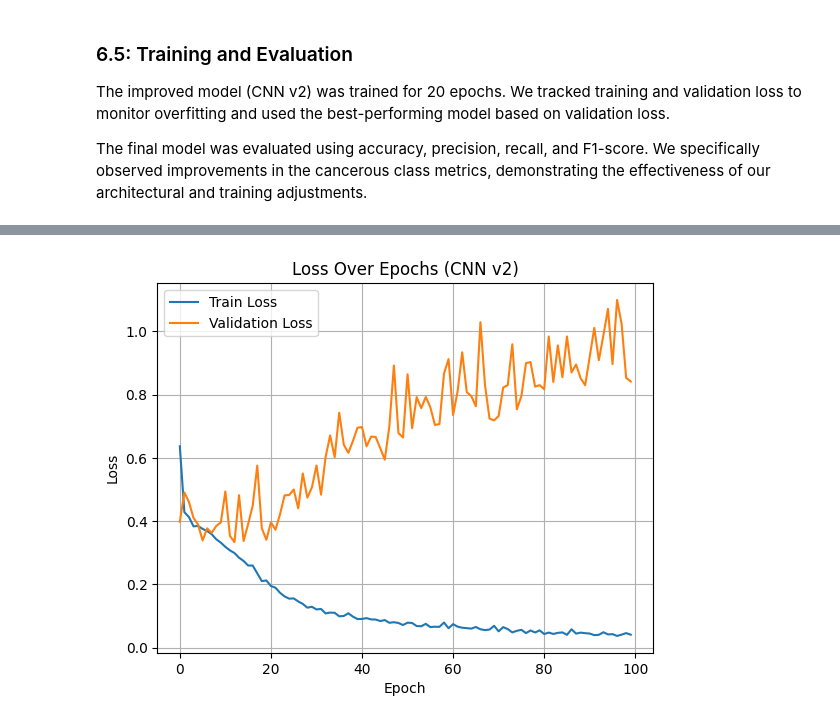
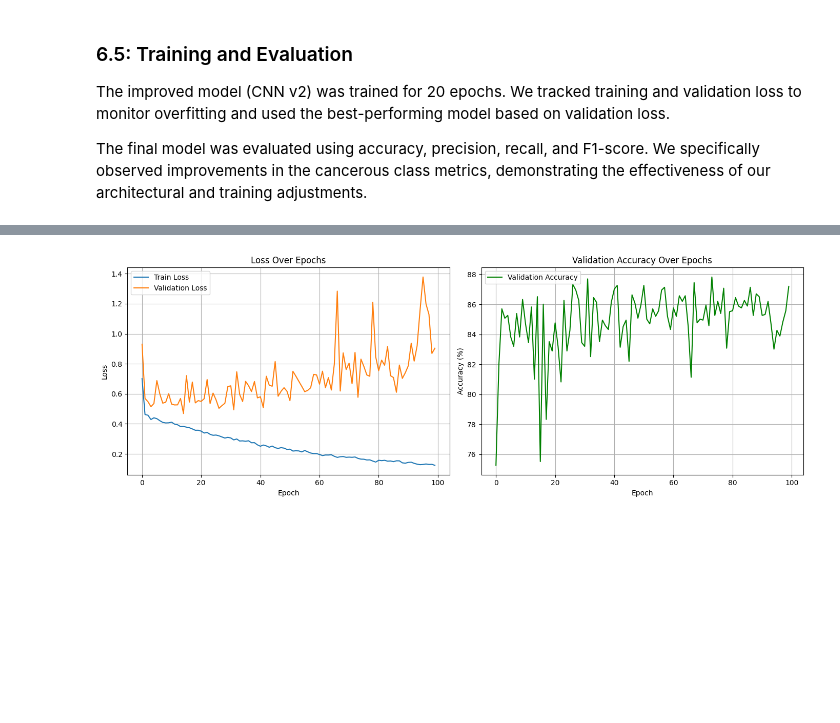
Before and after one commit to VasithaTilakumara/image-classification-cml-g30, a Jupyter notebook: notebooks/binary_classification.ipynb, the cells around one changed output, grey strips where cells are left out. Saved outputs shown, nothing was run; the diff lists cells and outputs as text; code cells hidden in the pictures; blank space fills up the shorter version.

```diff
--- a/notebooks/binary_classification.ipynb
+++ b/notebooks/binary_classification.ipynb
@@ -383,10 +383,9 @@ class CancerImageDataset(Dataset):
 ## Train/Validation/Test Split
 # %%
 # Split the main_df into train/validation/test
-combined_df['patientID'] = combined_df['ImageName'].apply(lambda x: x.split('_')[0])
 
 unique_patients = combined_df['patientID'].unique()
-print(f"patients: {len(combined_df['patientID']}")
+print(f"patients: {len(combined_df['patientID'])}")
 print(f"Unique patients: {len(unique_patients)}")
 train_patients, temp_patients = train_test_split(unique_patients, test_size=0.3, random_state=42)
 val_patients, test_patients = train_test_split(temp_patients, test_size=0.5, random_state=42)
@@ -772,9 +806,13 @@ val_test_transform = transforms.Compose([
     transforms.Normalize([0.5]*3, [0.5]*3)
 ])
 # %%
-train_dataset = CancerImageDataset(train_df, image_dir, transform=train_transform)
-val_dataset = CancerImageDataset(val_df, image_dir, transform=val_test_transform)
-test_dataset = CancerImageDataset(test_df, image_dir, transform=val_test_transform)
+train_dataset_adv = CancerImageDataset(train_df, image_dir, transform=train_transform)
+val_dataset_adv = CancerImageDataset(val_df, image_dir, transform=val_test_transform)
+test_dataset_adv = CancerImageDataset(test_df, image_dir, transform=val_test_transform)
+
+train_loader_adv = DataLoader(train_dataset_adv, batch_size=32, shuffle=True)
+val_loader_adv = DataLoader(val_dataset_adv, batch_size=32, shuffle=False)
+test_loader_adv = DataLoader(test_dataset_adv, batch_size=32, shuffle=False)
 # %% [markdown]
 ### 6.4: Handle Class Imbalance with BCEWithLogitsLoss
 Our dataset contains more non-cancerous images than cancerous ones. To address this imbalance, we used `BCEWithLogitsLoss` with a calculated `pos_weight`, which emphasizes correct classification of the minority (cancerous) class.
@@ -967,11 +994,33 @@ def evaluate(model, loader, name='Validation'):
 # %%
-plt.plot(train_losses, label='Train Loss')
-plt.plot(val_losses, label='Validation Loss')
+# plt.plot(train_losses, label='Train Loss')
+# plt.plot(val_losses, label='Validation Loss')
+# plt.xlabel('Epoch')
+# plt.ylabel('Loss')
+# plt.title('Loss Over Epochs (CNN v2)')
+# plt.legend()
+# plt.grid(True)
+# plt.show()
+
+plt.figure(figsize=(14, 5))
+
+plt.subplot(1, 2, 1)
+plt.plot(train_losses_adv, label='Train Loss')
+plt.plot(val_losses_adv, label='Validation Loss')
+plt.title('Loss Over Epochs')
 plt.xlabel('Epoch')
 plt.ylabel('Loss')
-plt.title('Loss Over Epochs (CNN v2)')
 plt.legend()
 plt.grid(True)
+
+plt.subplot(1, 2, 2)
+plt.plot(val_accuracies_adv, label='Validation Accuracy', color='green')
+plt.title('Validation Accuracy Over Epochs')
+plt.xlabel('Epoch')
+plt.ylabel('Accuracy (%)')
+plt.legend()
+plt.grid(True)
+
+plt.tight_layout()
 plt.show()
 # %% [output]
-[figure, old version]
+[figure, new version]
```
Also changed, not shown: parts of 14 cells of this notebook, 1 other file.
